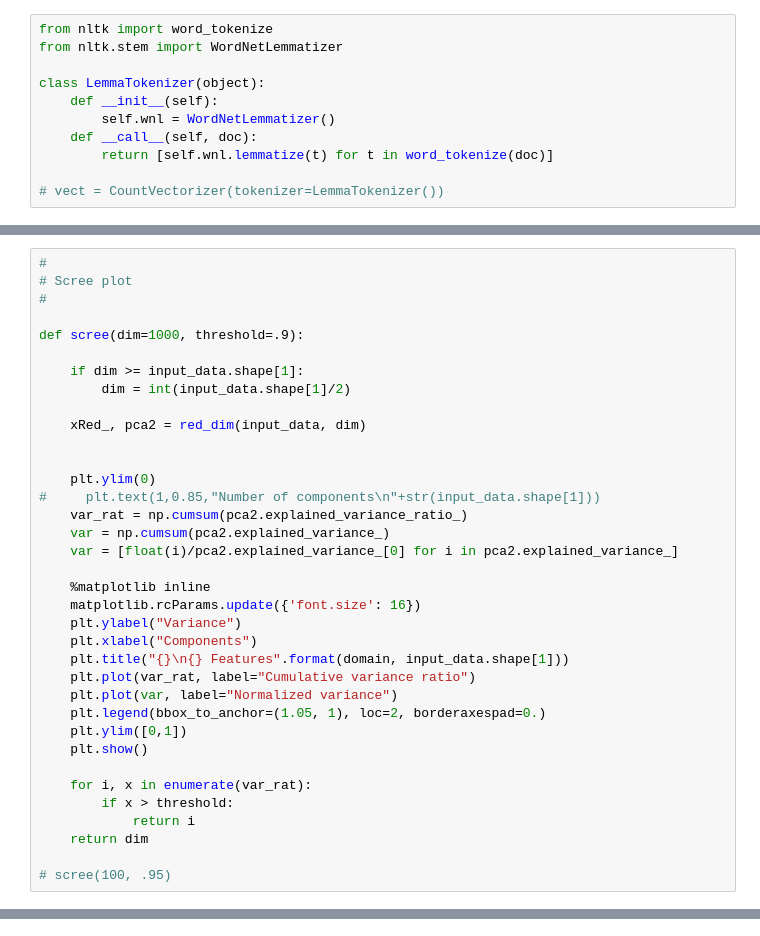
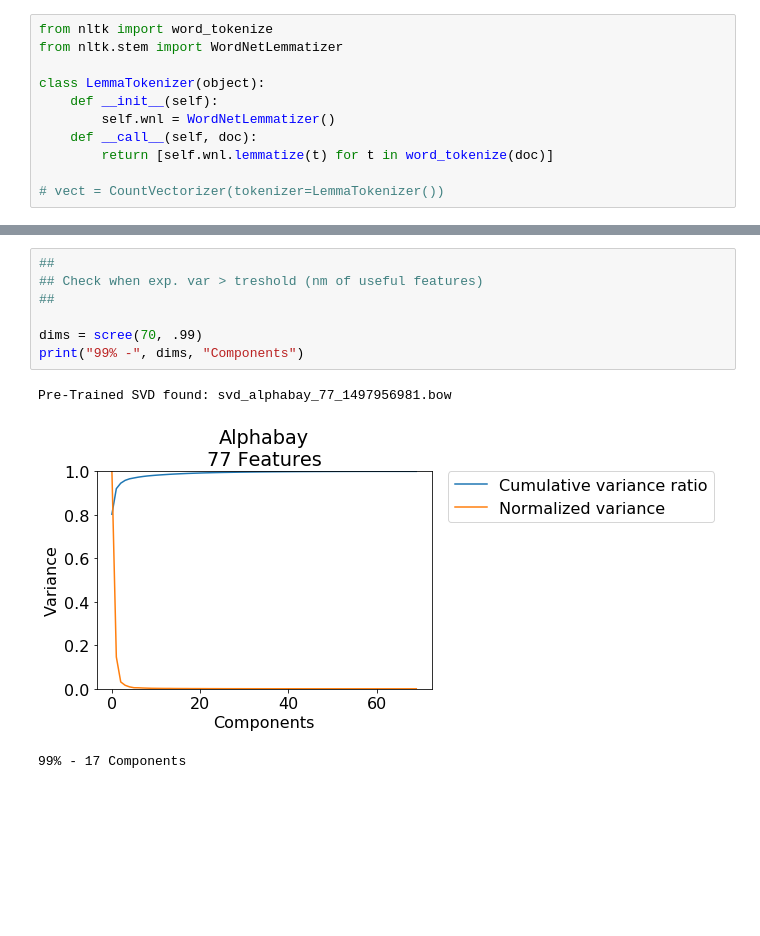
Before and after one commit to hampusadamsson/darknet_market_analyzis, a Jupyter notebook: dataset_ml.ipynb, the cells around one changed output, grey strips where cells are left out. Drawn from its saved outputs; the diff is of its cells as text; blank space fills up the shorter version.

```diff
--- a/dataset_ml.ipynb
+++ b/dataset_ml.ipynb
@@ -562,36 +618,0 @@ def plot_data_2d(text=False, specific_cat=False):
-# %%
-#
-# Scree plot
-#
-
-def scree(dim=1000, threshold=.9):
-
-    if dim >= input_data.shape[1]:
-        dim = int(input_data.shape[1]/2)
-
-    xRed_, pca2 = red_dim(input_data, dim)
-
-
-    plt.ylim(0)
-#     plt.text(1,0.85,"Number of components\n"+str(input_data.shape[1]))
-    var_rat = np.cumsum(pca2.explained_variance_ratio_)
-    var = np.cumsum(pca2.explained_variance_)
-    var = [float(i)/pca2.explained_variance_[0] for i in pca2.explained_variance_]
-
-    %matplotlib inline
-    matplotlib.rcParams.update({'font.size': 16})
-    plt.ylabel("Variance")
-    plt.xlabel("Components")
-    plt.title("{}\n{} Features".format(domain, input_data.shape[1]))
-    plt.plot(var_rat, label="Cumulative variance ratio")
-    plt.plot(var, label="Normalized variance")
-    plt.legend(bbox_to_anchor=(1.05, 1), loc=2, borderaxespad=0.)
-    plt.ylim([0,1])
-    plt.show()
-
-    for i, x in enumerate(var_rat):
-        if x > threshold:
-            return i
-    return dim
-
-# scree(100, .95)
@@ -624 +741,12 @@ Features: 250000
+# %%
+##
+## Check when exp. var > treshold (nm of useful features)
+##
+
+dims = scree(70, .99)
+print("99% -", dims, "Components")
+# %% [output]
+Pre-Trained SVD found: svd_alphabay_77_1497956981.bow
+[figure, added]
+99% - 17 Components
 # %%
```
Also changed, not shown: parts of 30 cells of this notebook.
